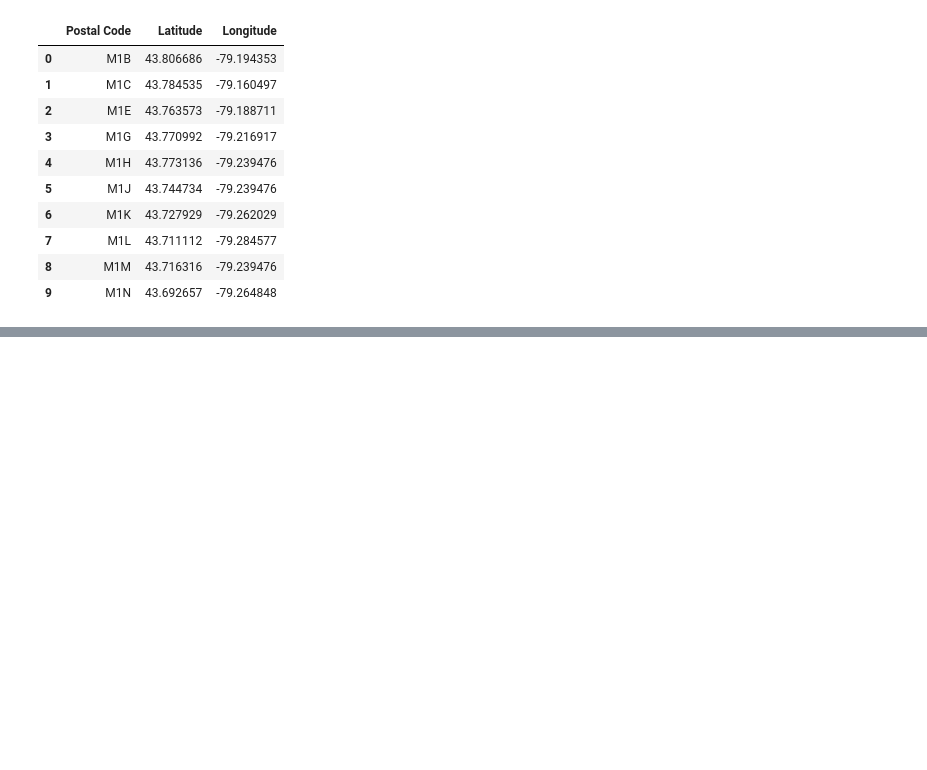
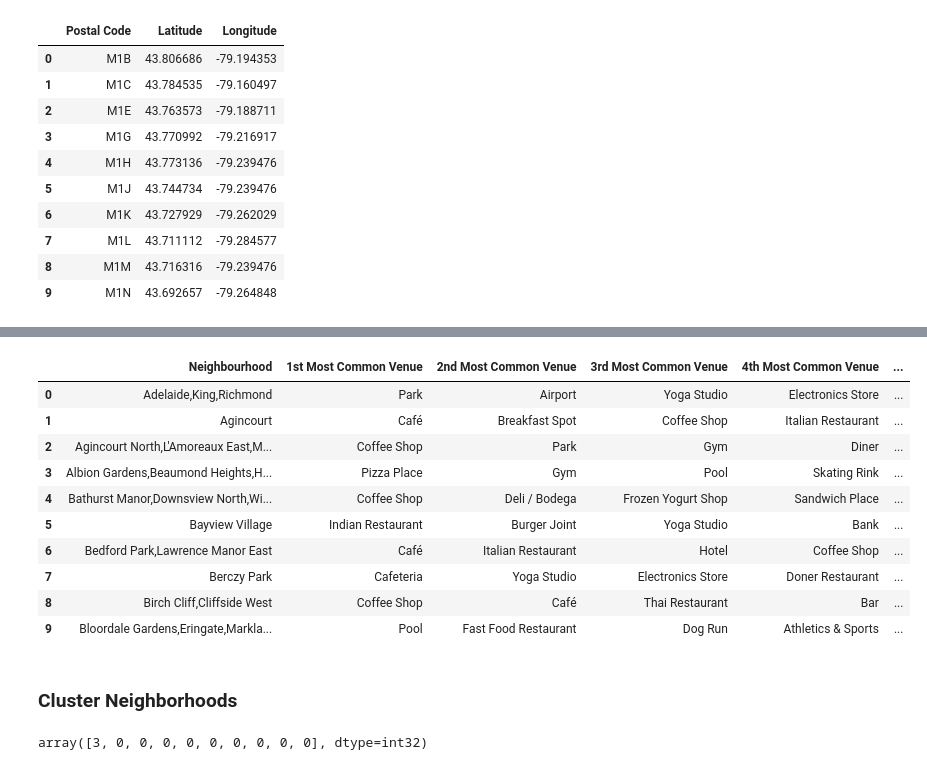
Before and after one commit to ViniB23/Coursera_Capstone, a Jupyter notebook: Toronto neighborhoods.ipynb, the cells around one changed output, grey strips where cells are left out. Drawn from its saved outputs; the diff is of its cells as text; code cells hidden in the pictures; blank space fills up the shorter version.

```diff
--- a/Toronto neighborhoods.ipynb
+++ b/Toronto neighborhoods.ipynb
@@ -92,0 +320,13 @@ Find the center of all the locations and prepare the folium map
+# %%
+# Let's print each neighborhood along with the top 5 most common venues
+num_top_venues = 5
+
+for hood in toronto_grouped['Neighbourhood']:
+    print("----"+hood+"----")
+    temp = toronto_grouped[toronto_grouped['Neighbourhood'] == hood].T.reset_index()
+    temp.columns = ['venue','freq']
+    temp = temp.iloc[1:]
+    temp['freq'] = temp['freq'].astype(float)
+    temp = temp.round({'freq': 2})
+    print(temp.sort_values('freq', ascending=False).reset_index(drop=True).head(num_top_venues))
+    print('\n')
@@ -92,0 +351,59 @@ Find the center of all the locations and prepare the folium map
+# %%
+# Let's put that into a pandas dataframe
+# First, let's write a function to sort the venues in descending order.
+
+def return_most_common_venues(row, num_top_venues):
+    row_categories = row.iloc[1:]
+    row_categories_sorted = row_categories.sort_values(ascending=False)
+
+    return row_categories_sorted.index.values[0:num_top_venues]
+
+#Now let's create the new dataframe and display the top 10 venues for each neighborhood.
+num_top_venues = 10
+
+indicators = ['st', 'nd', 'rd']
+
+# create columns according to number of top venues
+columns = ['Neighbourhood']
+for ind in np.arange(num_top_venues):
+    try:
+        columns.append('{}{} Most Common Venue'.format(ind+1, indicators[ind]))
+    except:
+        columns.append('{}th Most Common Venue'.format(ind+1))
+
+# create a new dataframe
+neighbourhoods_venues_sorted = pd.DataFrame(columns=columns)
+neighbourhoods_venues_sorted['Neighbourhood'] = toronto_grouped['Neighbourhood']
+
+for ind in np.arange(toronto_grouped.shape[0]):
+    neighbourhoods_venues_sorted.iloc[ind, 1:] = return_most_common_venues(toronto_grouped.iloc[ind, :], num_top_venues)
+
+neighbourhoods_venues_sorted.head(10)
+# %% [output]
+|  | Neighbourhood | 1st Most Common Venue | 2nd Most Common Venue | 3rd Most Common Venue | 4th Most Common Venue | ... |
+| 0 | Adelaide,King,Richmond | Park | Airport | Yoga Studio | Electronics Store | ... |
+| 1 | Agincourt | Café | Breakfast Spot | Coffee Shop | Italian Restaurant | ... |
+| 2 | Agincourt North,L'Amoreaux East,M... | Coffee Shop | Park | Gym | Diner | ... |
+| 3 | Albion Gardens,Beaumond Heights,H... | Pizza Place | Gym | Pool | Skating Rink | ... |
+| 4 | Bathurst Manor,Downsview North,Wi... | Coffee Shop | Deli / Bodega | Frozen Yogurt Shop | Sandwich Place | ... |
+| 5 | Bayview Village | Indian Restaurant | Burger Joint | Yoga Studio | Bank | ... |
+| 6 | Bedford Park,Lawrence Manor East | Café | Italian Restaurant | Hotel | Coffee Shop | ... |
+| 7 | Berczy Park | Cafeteria | Yoga Studio | Electronics Store | Doner Restaurant | ... |
+| 8 | Birch Cliff,Cliffside West | Coffee Shop | Café | Thai Restaurant | Bar | ... |
+| 9 | Bloordale Gardens,Eringate,Markla... | Pool | Fast Food Restaurant | Dog Run | Athletics & Sports | ... |
+# %% [markdown]
+### Cluster Neighborhoods
+# %%
+# Run k-means to cluster the neighborhood into 5 clusters.
+# set number of clusters
+kclusters = 5
+
+toronto_grouped_clustering = toronto_grouped.drop('Neighbourhood', 1)
+
+# run k-means clustering
+kmeans = KMeans(n_clusters=kclusters, random_state=0).fit(toronto_grouped_clustering)
+
+# check cluster labels generated for each row in the dataframe
+kmeans.labels_[0:10]
+# %% [output]
+array([3, 0, 0, 0, 0, 0, 0, 0, 0, 0], dtype=int32)
```
Also changed, not shown: parts of 25 cells of this notebook.
